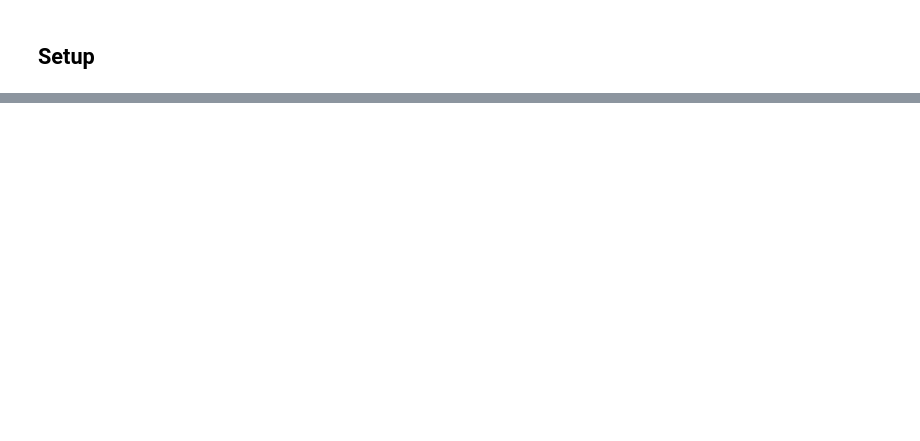
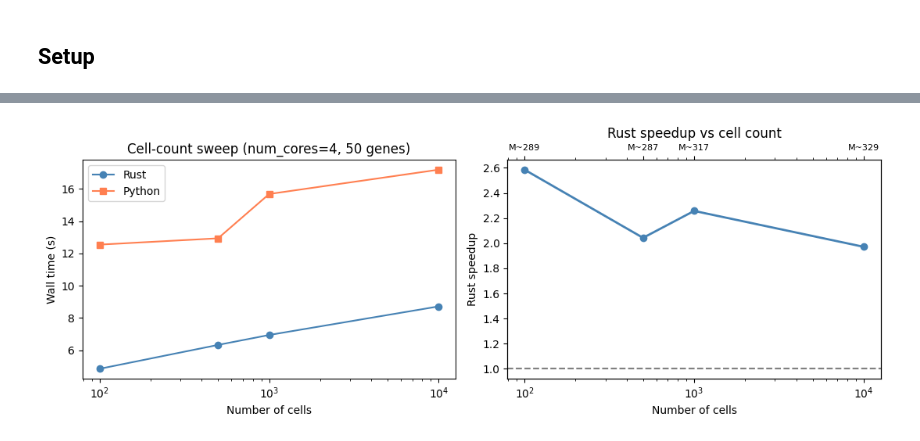
Before and after one commit to pachterlab/monod, a Jupyter notebook: demo_pbmc_inference_speed.ipynb, the cells around one changed output, grey strips where cells are left out. Saved outputs shown, nothing was run; the diff lists cells and outputs as text; code cells hidden in the pictures; blank space fills up the shorter version.

```diff
--- a/demo_pbmc_inference_speed.ipynb
+++ b/demo_pbmc_inference_speed.ipynb
@@ -265,32 +267,30 @@ for n_cells in CELL_COUNTS:
 # %%
 fig, axes = plt.subplots(1, 2, figsize=(11, 4))
 
 cr_rust    = [cell_results[(n, True)][0]  for n in CELL_COUNTS]
 cr_python  = [cell_results[(n, False)][0] for n in CELL_COUNTS]
 cr_speedup = [cell_results[(n, False)][0] / cell_results[(n, True)][0] for n in CELL_COUNTS]
 cr_grids   = [cell_results[(n, True)][1]  for n in CELL_COUNTS]
 
 ax = axes[0]
 ax.plot(CELL_COUNTS, cr_rust,   'o-', color='steelblue', label='Rust')
 ax.plot(CELL_COUNTS, cr_python, 's-', color='coral',     label='Python')
 ax.set_xscale('log')
-ax.set_xlabel('Number of cells')
-ax.set_ylabel('Wall time (s)')
-ax.set_title(f'Inference time vs cell count (num_cores={SWEEP_CORES}, {SWEEP_GENES} genes)')
+ax.set_xlabel('Number of cells'); ax.set_ylabel('Wall time (s)')
+ax.set_title(f'Cell-count sweep (num_cores={SWEEP_CORES}, {SWEEP_GENES} genes)')
 ax.legend()
 
 ax = axes[1]
+ax.set_xscale('log')
+ax.plot(CELL_COUNTS, cr_speedup, 'o-', color='steelblue', linewidth=2)
+ax.axhline(1, linestyle='--', color='gray')
 ax2 = ax.twiny()
-ax.plot(CELL_COUNTS, cr_speedup, 'o-', color='steelblue', linewidth=2)
-ax.axhline(1, linestyle='--', color='gray', linewidth=1)
-ax.set_xscale('log')
-ax.set_xlabel('Number of cells')
-ax.set_ylabel('Rust speedup over Python')
-ax.set_title('Rust speedup vs cell count')
+ax2.set_xscale('log')
 ax2.set_xlim(ax.get_xlim())
-ax2.set_xscale('log')
 ax2.set_xticks(CELL_COUNTS)
 ax2.set_xticklabels([f'M~{g}' for g in cr_grids], fontsize=8)
-
-fig.tight_layout()
-plt.show()
+ax.set_xlabel('Number of cells'); ax.set_ylabel('Rust speedup')
+ax.set_title('Rust speedup vs cell count')
+fig.tight_layout(); plt.show()
+# %% [output]
+[figure, added]
```
Also changed, not shown: parts of 22 cells of this notebook, 2 other files.
